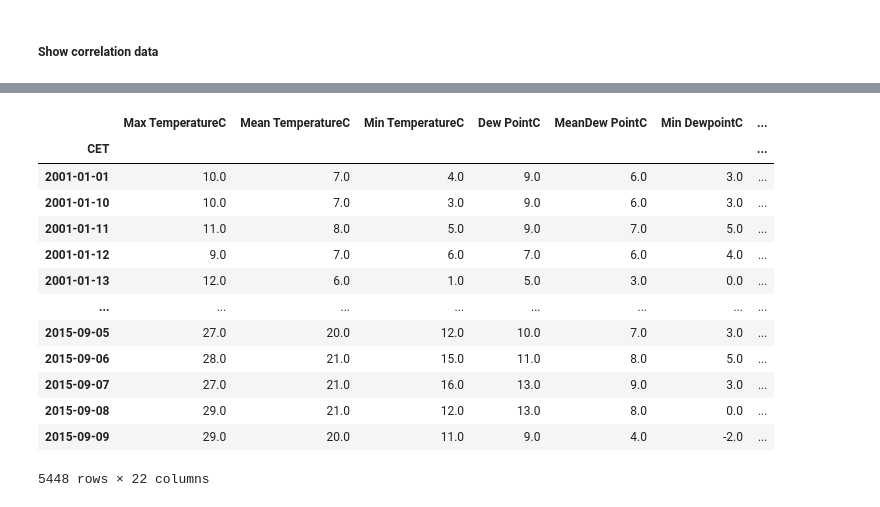
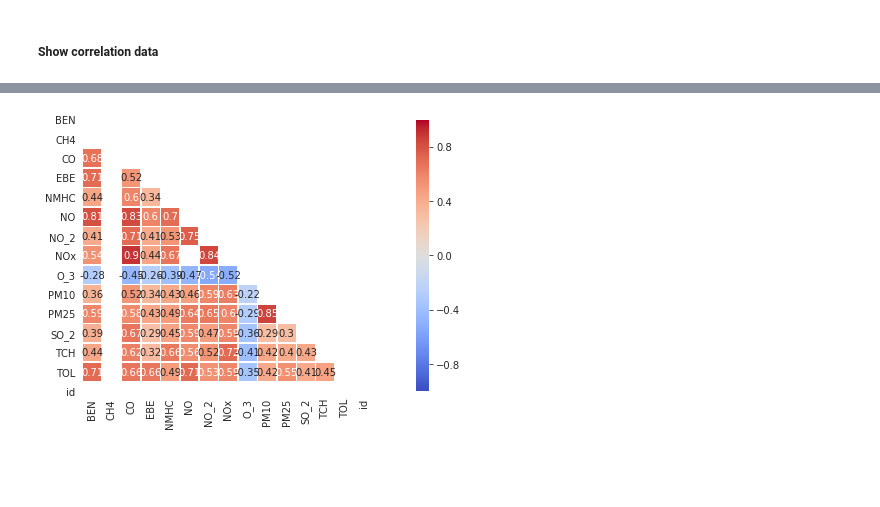
Before and after one commit to patricksferraz/aqw-madrid-data-analysis, a Jupyter notebook: analytics.ipynb, the cells around one changed output, grey strips where cells are left out. Cells and saved outputs as stored; diff of their text form; code cells hidden in the pictures; blank space fills up the shorter version.

```diff
--- a/analytics.ipynb
+++ b/analytics.ipynb
@@ -350,17 +375,0 @@ dfmaq
-# %%
-weather
-# %% [output]
-|  | Max TemperatureC | Mean TemperatureC | Min TemperatureC | Dew PointC | MeanDew PointC | Min DewpointC | ... |
-| CET |  |  |  |  |  |  | ... |
-| 2001-01-01 | 10.0 | 7.0 | 4.0 | 9.0 | 6.0 | 3.0 | ... |
-| 2001-01-10 | 10.0 | 7.0 | 3.0 | 9.0 | 6.0 | 3.0 | ... |
-| 2001-01-11 | 11.0 | 8.0 | 5.0 | 9.0 | 7.0 | 5.0 | ... |
-| 2001-01-12 | 9.0 | 7.0 | 6.0 | 7.0 | 6.0 | 4.0 | ... |
-| 2001-01-13 | 12.0 | 6.0 | 1.0 | 5.0 | 3.0 | 0.0 | ... |
-| ... | ... | ... | ... | ... | ... | ... | ... |
-| 2015-09-05 | 27.0 | 20.0 | 12.0 | 10.0 | 7.0 | 3.0 | ... |
-| 2015-09-06 | 28.0 | 21.0 | 15.0 | 11.0 | 8.0 | 5.0 | ... |
-| 2015-09-07 | 27.0 | 21.0 | 16.0 | 13.0 | 9.0 | 3.0 | ... |
-| 2015-09-08 | 29.0 | 21.0 | 12.0 | 13.0 | 8.0 | 0.0 | ... |
-| 2015-09-09 | 29.0 | 20.0 | 11.0 | 9.0 | 4.0 | -2.0 | ... |
-5448 rows × 22 columns
@@ -370,0 +376,4 @@ dfmaq.to_csv(ARGS["fout"], index=False)
+# %%
+corrplot(emissions[28079008])
+# %% [output]
+[figure, added]
```
Also changed, not shown: parts of 15 cells of this notebook.
